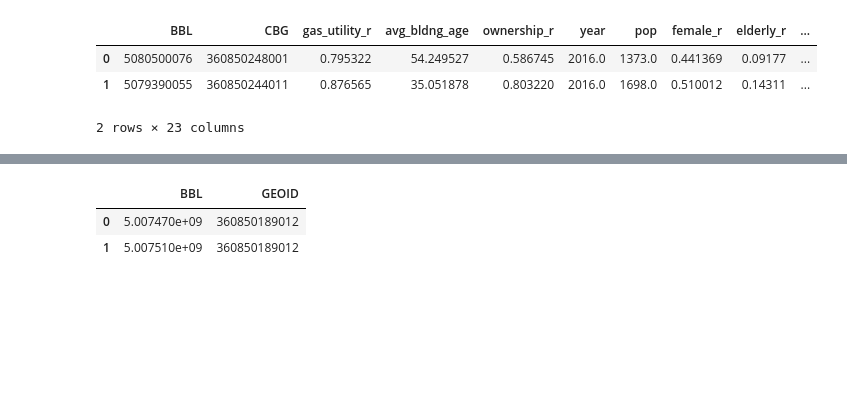
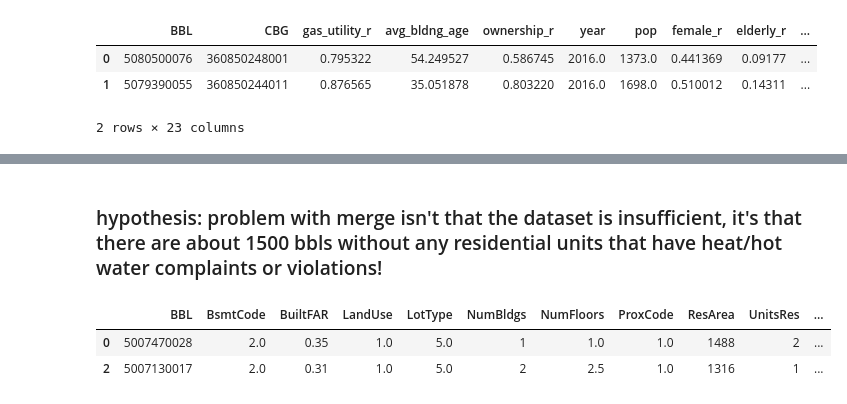
Before and after one commit to CUSPCivicAnalyticsFellows/311, a Jupyter notebook: notebooks/merge_acs_pluto_comps_326.ipynb, the cells around one changed output, grey strips where cells are left out. Drawn from its saved outputs; the diff is of its cells as text; code cells hidden in the pictures; blank space fills up the shorter version.

Commit message:
updated acs, pluto, complaints

```diff
--- a/notebooks/merge_acs_pluto_comps_326.ipynb
+++ b/notebooks/merge_acs_pluto_comps_326.ipynb
@@ -25,6 +65,48 @@ b.head(2)
+# %%
+pluto['BBL'] = pluto['BBL'].astype(int)
+# %% [markdown]
+### hypothesis: problem with merge isn't that the dataset is insufficient, it's that there are about 1500 bbls without any residential units that have heat/hot water complaints or violations!
+# %%
+pluto['AssessSqft'] = pluto['AssessTot'] / pluto['BldgArea']
+# %%
+var = []
+i=0
+for elem in pluto['BldgClass']:
+    if elem[i][0] == 'A':
+        var.append(1)
+    elif elem[i][0] == 'B':
+        var.append(2)
+    elif elem[i][0] == 'C':
+        var.append(3)
+    elif elem[i][0] == 'S':
+        var.append(3)
+    elif elem[i][0] == 'D':
+        var.append(4)
+    elif elem[i] == 'O8':
+        var.append(4)
+    elif elem[i][0] == 'L':
+        var.append(6)
+    elif elem[i][0] == 'R':
+        var.append(5)
+    else:
+        var.append(0)
+pluto['bldgclass_updated'] = var
+# %%
+pluto = pluto.drop(['APPBBL', 'APPDate', 'Address', 'AreaSource', 'BldgDepth', 'BldgFront', \
+                                   'Block', 'BoroCode', 'Borough', 'CB2010', 'CD', 'CT2010', 'ComArea', \
+                                   'CommFAR', 'CondoNo', 'Council', 'EDesigNum', 'FacilFAR', 'FactryArea', \
+                                   'FireComp', 'GarageArea', 'HealthArea', 'HistDist', 'IrrLotCode', 'Landmark', \
+                                   'Lot', 'LotArea', 'LotDepth', 'LotFront', 'LtdHeight', 'MAPPLUTO_F', \
+             'OfficeArea', 'OtherArea', 'Overlay1', 'Overlay2', 'PLUTOMapID', 'PolicePrct', 'ResidFAR', \
+             'RetailArea', 'Sanborn', 'SchoolDist', 'StrgeArea', 'TaxMap', 'Tract2010', 'YearAlter1', \
+             'YearAlter2', 'ZoneDist1', 'ZipCode', 'ZoneDist2', 'ZoneDist3', 'ZoneDist4', 'ZoneMap', \
+             'XCoord', 'Version', 'YCoord', 'ZMCode', 'SPDist1', 'SPDist2', 'ExemptTot', 'BuiltCode', \
+             'AllZoning1', 'AllZoning2', 'ExemptLand', 'geometry', 'Easements', 'SHAPE_Area', 'SHAPE_Leng', \
+             'OwnerName', 'Ext', 'SplitZone', 'BldgClass', 'AssessTot', 'BldgArea', 'UnitsTotal', 'OwnerType', \
+                   'AssessLand'], axis=1)
 # %%
-p14.head(2)
+pluto.head(2)
 # %% [output]
-|  | BBL | GEOID |
-| 0 | 5.007470e+09 | 360850189012 |
-| 1 | 5.007510e+09 | 360850189012 |
+|  | BBL | BsmtCode | BuiltFAR | LandUse | LotType | NumBldgs | NumFloors | ProxCode | ResArea | UnitsRes | ... |
+| 0 | 5007470028 | 2.0 | 0.35 | 1.0 | 5.0 | 1 | 1.0 | 1.0 | 1488 | 2 | ... |
+| 2 | 5007130017 | 2.0 | 0.31 | 1.0 | 5.0 | 2 | 2.5 | 1.0 | 1316 | 1 | ... |
```
Also changed, not shown: parts of 28 cells of this notebook.
